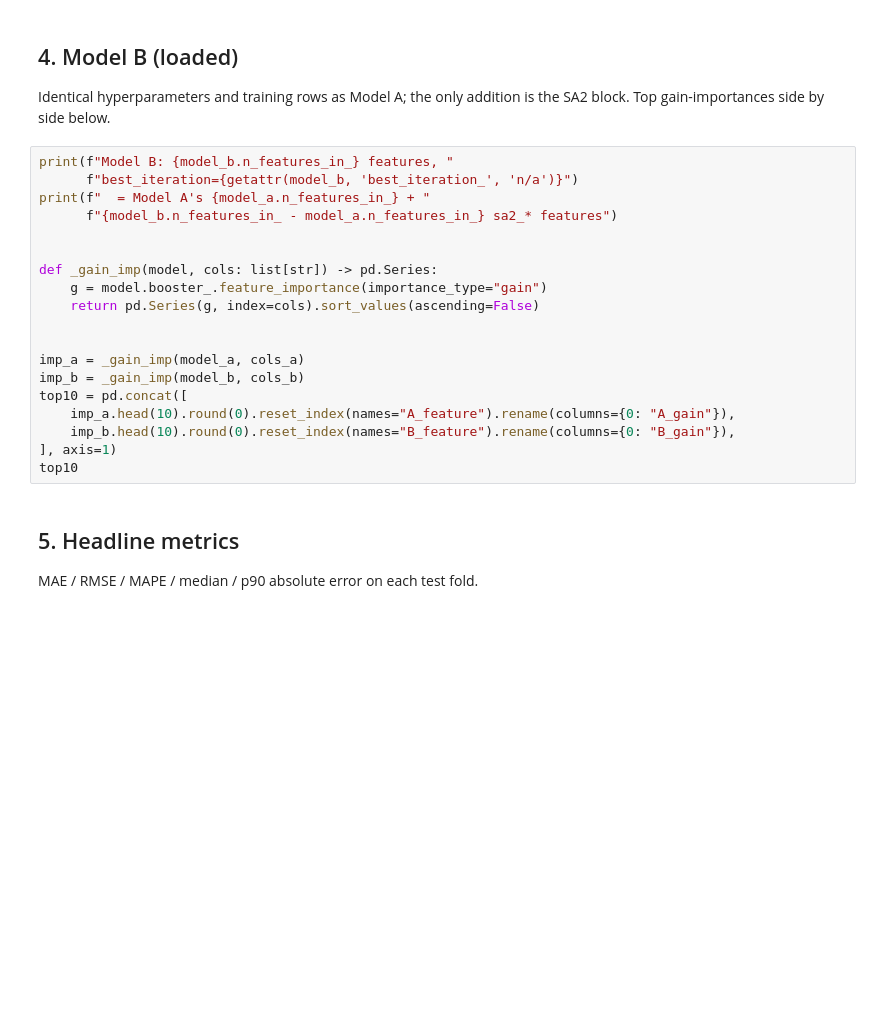
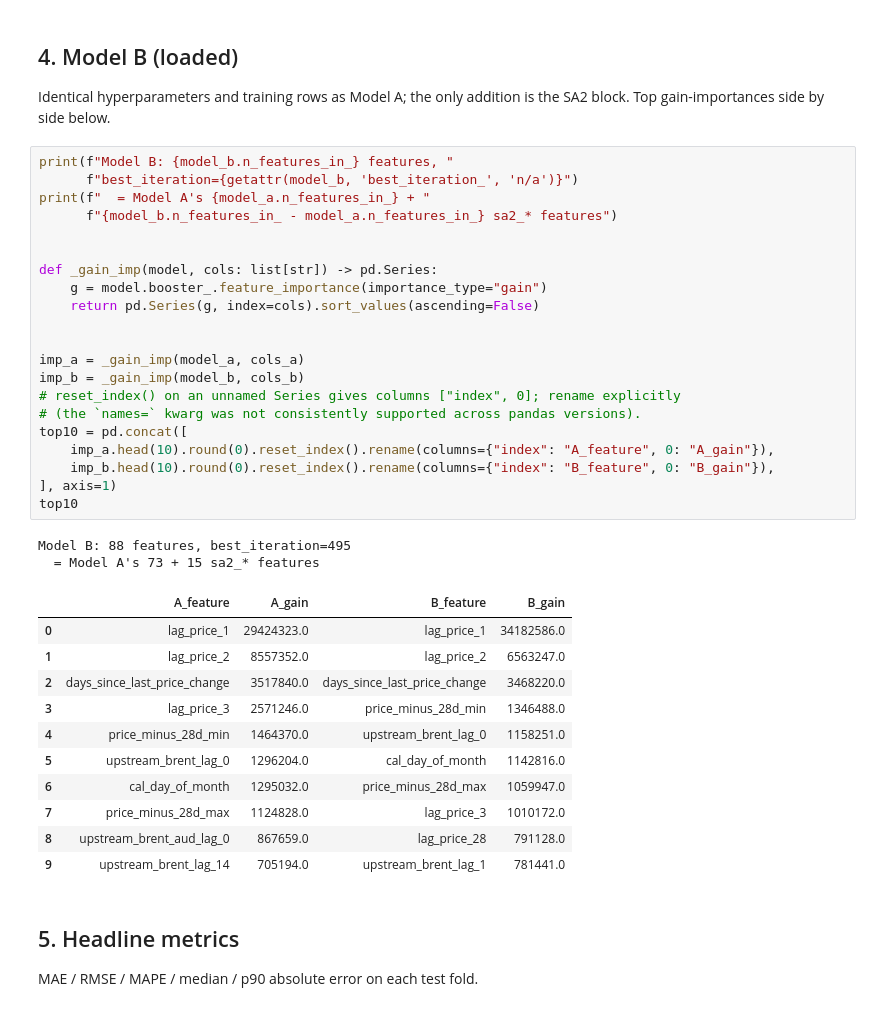
Before and after one commit to cauldnz/aus-fuel-forecaster, a Jupyter notebook: notebooks/02_modeling.ipynb, the cells around one changed output. Saved outputs shown, nothing was run; the diff lists cells and outputs as text; blank space fills up the shorter version.

```diff
--- a/notebooks/02_modeling.ipynb
+++ b/notebooks/02_modeling.ipynb
@@ -123,22 +169,38 @@ Identical hyperparameters and training rows as Model A; the only addition is the
 # %%
 print(f"Model B: {model_b.n_features_in_} features, "
       f"best_iteration={getattr(model_b, 'best_iteration_', 'n/a')}")
 print(f"  = Model A's {model_a.n_features_in_} + "
       f"{model_b.n_features_in_ - model_a.n_features_in_} sa2_* features")
 
 
 def _gain_imp(model, cols: list[str]) -> pd.Series:
     g = model.booster_.feature_importance(importance_type="gain")
     return pd.Series(g, index=cols).sort_values(ascending=False)
 
 
 imp_a = _gain_imp(model_a, cols_a)
 imp_b = _gain_imp(model_b, cols_b)
+# reset_index() on an unnamed Series gives columns ["index", 0]; rename explicitly
+# (the `names=` kwarg was not consistently supported across pandas versions).
 top10 = pd.concat([
-    imp_a.head(10).round(0).reset_index(names="A_feature").rename(columns={0: "A_gain"}),
-    imp_b.head(10).round(0).reset_index(names="B_feature").rename(columns={0: "B_gain"}),
+    imp_a.head(10).round(0).reset_index().rename(columns={"index": "A_feature", 0: "A_gain"}),
+    imp_b.head(10).round(0).reset_index().rename(columns={"index": "B_feature", 0: "B_gain"}),
 ], axis=1)
 top10
+# %% [output]
+Model B: 88 features, best_iteration=495
+  = Model A's 73 + 15 sa2_* features
+|  | A_feature | A_gain | B_feature | B_gain |
+| 0 | lag_price_1 | 29424323.0 | lag_price_1 | 34182586.0 |
+| 1 | lag_price_2 | 8557352.0 | lag_price_2 | 6563247.0 |
+| 2 | days_since_last_price_change | 3517840.0 | days_since_last_price_change | 3468220.0 |
+| 3 | lag_price_3 | 2571246.0 | price_minus_28d_min | 1346488.0 |
+| 4 | price_minus_28d_min | 1464370.0 | upstream_brent_lag_0 | 1158251.0 |
+| 5 | upstream_brent_lag_0 | 1296204.0 | cal_day_of_month | 1142816.0 |
+| 6 | cal_day_of_month | 1295032.0 | price_minus_28d_max | 1059947.0 |
+| 7 | price_minus_28d_max | 1124828.0 | lag_price_3 | 1010172.0 |
+| 8 | upstream_brent_aud_lag_0 | 867659.0 | lag_price_28 | 791128.0 |
+| 9 | upstream_brent_lag_14 | 705194.0 | upstream_brent_lag_1 | 781441.0 |
 # %% [markdown]
 ## 5. Headline metrics
 
```
Also changed, not shown: parts of 8 cells of this notebook, 1 other file.
